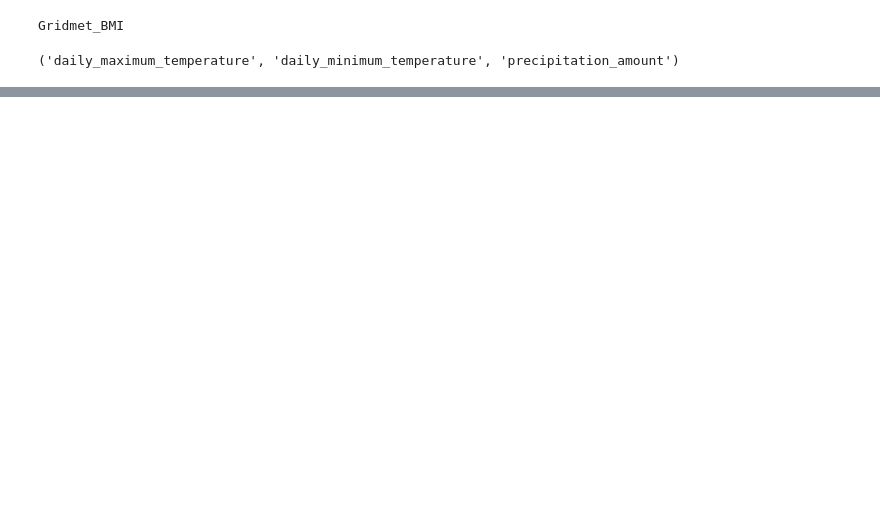
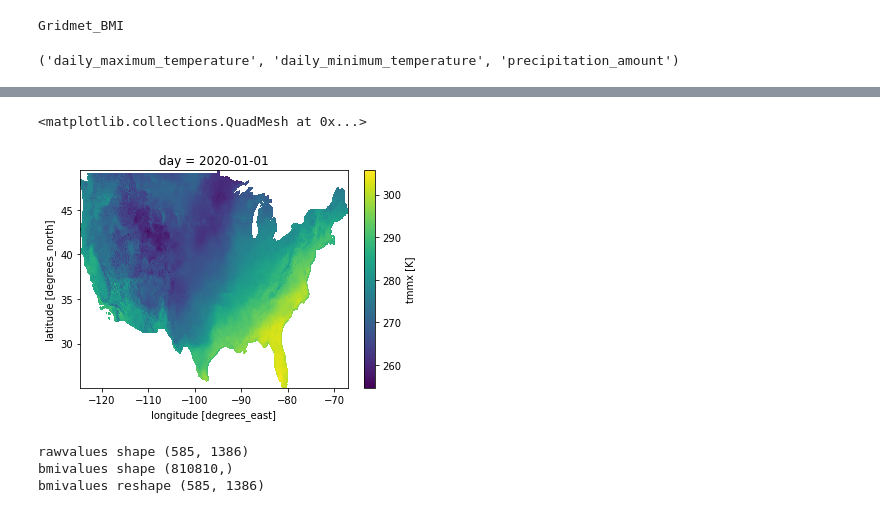
Before and after one commit to nhm-usgs/gridmet_bmi, a Jupyter notebook: notebooks/test_bmi_dev.ipynb, the cells around one changed output, grey strips where cells are left out. Cells and saved outputs as stored; diff of their text form; code cells hidden in the pictures; blank space fills up the shorter version.

```diff
--- a/notebooks/test_bmi_dev.ipynb
+++ b/notebooks/test_bmi_dev.ipynb
@@ -16,0 +43,7 @@ print(x.get_output_var_names())
+# %%
+hruid = 'nhru_v11' # for GFv11_v2e
+uofi_file = '../examples/agg_met_tmmx_20200101_20200107.nc'
+ds = xr.open_dataset(uofi_file)
+print(ds, flush=True)
+#Read NHM hru shapefiles into geopandas dataframe
+print(os.getcwd(), flush=True)
@@ -16,0 +68,7 @@ print(x.get_output_var_names())
+# %%
+temp = ds.daily_maximum_temperature
+temp1 = temp.isel(day=0)
+temp1.plot()
+# %% [output]
+<matplotlib.collections.QuadMesh at 0x...>
+[figure, added]
@@ -16,0 +77,9 @@ print(x.get_output_var_names())
+# %%
+print(f'rawvalues shape {rawvals.shape}')
+print(f'bmivalues shape {bmivals.shape}')
+bmivals_reshape = np.reshape(bmivals, shape)
+print(f'bmivalues reshape {bmivals_reshape.shape}')
+# %% [output]
+rawvalues shape (585, 1386)
+bmivalues shape (810810,)
+bmivalues reshape (585, 1386)
```
Also changed, not shown: parts of 13 cells of this notebook, 5 other files.
